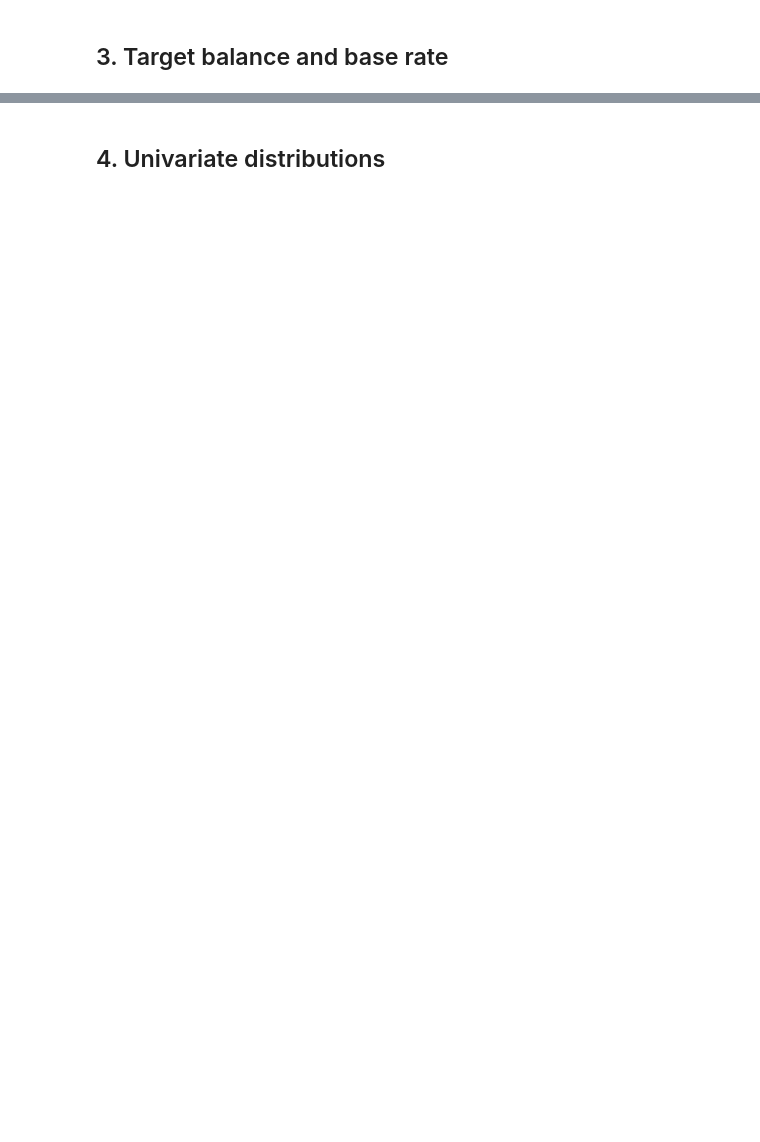
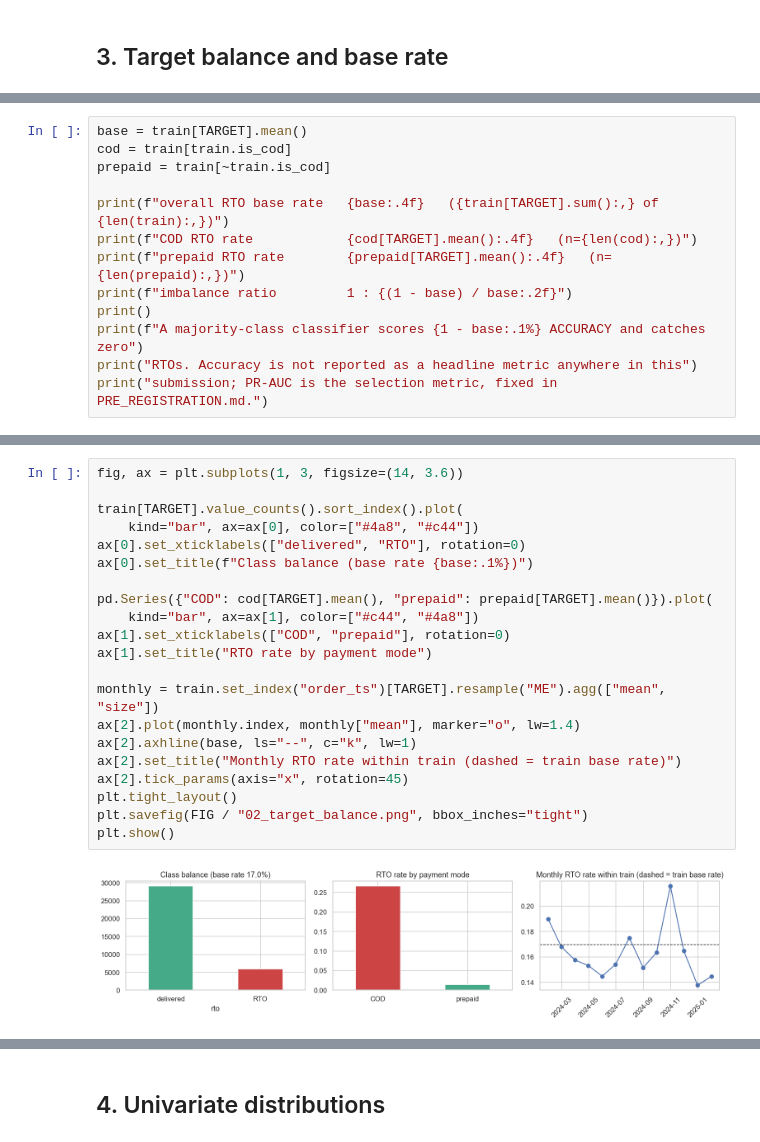
Before and after one commit to lucky07-07/rto-return-risk-scorer, a Jupyter notebook: notebooks/02_eda.ipynb, the cells around one changed output, grey strips where cells are left out. Saved outputs shown, nothing was run; the diff lists cells and outputs as text; blank space fills up the shorter version.

```diff
--- a/notebooks/02_eda.ipynb
+++ b/notebooks/02_eda.ipynb
@@ -18,0 +158,13 @@ Return-Risk Scorer for COD orders (Return-to-Origin prediction).
+# %%
+base = train[TARGET].mean()
+cod = train[train.is_cod]
+prepaid = train[~train.is_cod]
+
+print(f"overall RTO base rate   {base:.4f}   ({train[TARGET].sum():,} of {len(train):,})")
+print(f"COD RTO rate            {cod[TARGET].mean():.4f}   (n={len(cod):,})")
+print(f"prepaid RTO rate        {prepaid[TARGET].mean():.4f}   (n={len(prepaid):,})")
+print(f"imbalance ratio         1 : {(1 - base) / base:.2f}")
+print()
+print(f"A majority-class classifier scores {1 - base:.1%} ACCURACY and catches zero")
+print("RTOs. Accuracy is not reported as a headline metric anywhere in this")
+print("submission; PR-AUC is the selection metric, fixed in PRE_REGISTRATION.md.")
@@ -18,0 +180,23 @@ Return-Risk Scorer for COD orders (Return-to-Origin prediction).
+# %%
+fig, ax = plt.subplots(1, 3, figsize=(14, 3.6))
+
+train[TARGET].value_counts().sort_index().plot(
+    kind="bar", ax=ax[0], color=["#4a8", "#c44"])
+ax[0].set_xticklabels(["delivered", "RTO"], rotation=0)
+ax[0].set_title(f"Class balance (base rate {base:.1%})")
+
+pd.Series({"COD": cod[TARGET].mean(), "prepaid": prepaid[TARGET].mean()}).plot(
+    kind="bar", ax=ax[1], color=["#c44", "#4a8"])
+ax[1].set_xticklabels(["COD", "prepaid"], rotation=0)
+ax[1].set_title("RTO rate by payment mode")
+
+monthly = train.set_index("order_ts")[TARGET].resample("ME").agg(["mean", "size"])
+ax[2].plot(monthly.index, monthly["mean"], marker="o", lw=1.4)
+ax[2].axhline(base, ls="--", c="k", lw=1)
+ax[2].set_title("Monthly RTO rate within train (dashed = train base rate)")
+ax[2].tick_params(axis="x", rotation=45)
+plt.tight_layout()
+plt.savefig(FIG / "02_target_balance.png", bbox_inches="tight")
+plt.show()
+# %% [output]
+[figure, added]
```
Also changed, not shown: parts of 50 cells of this notebook, 16 other files.
